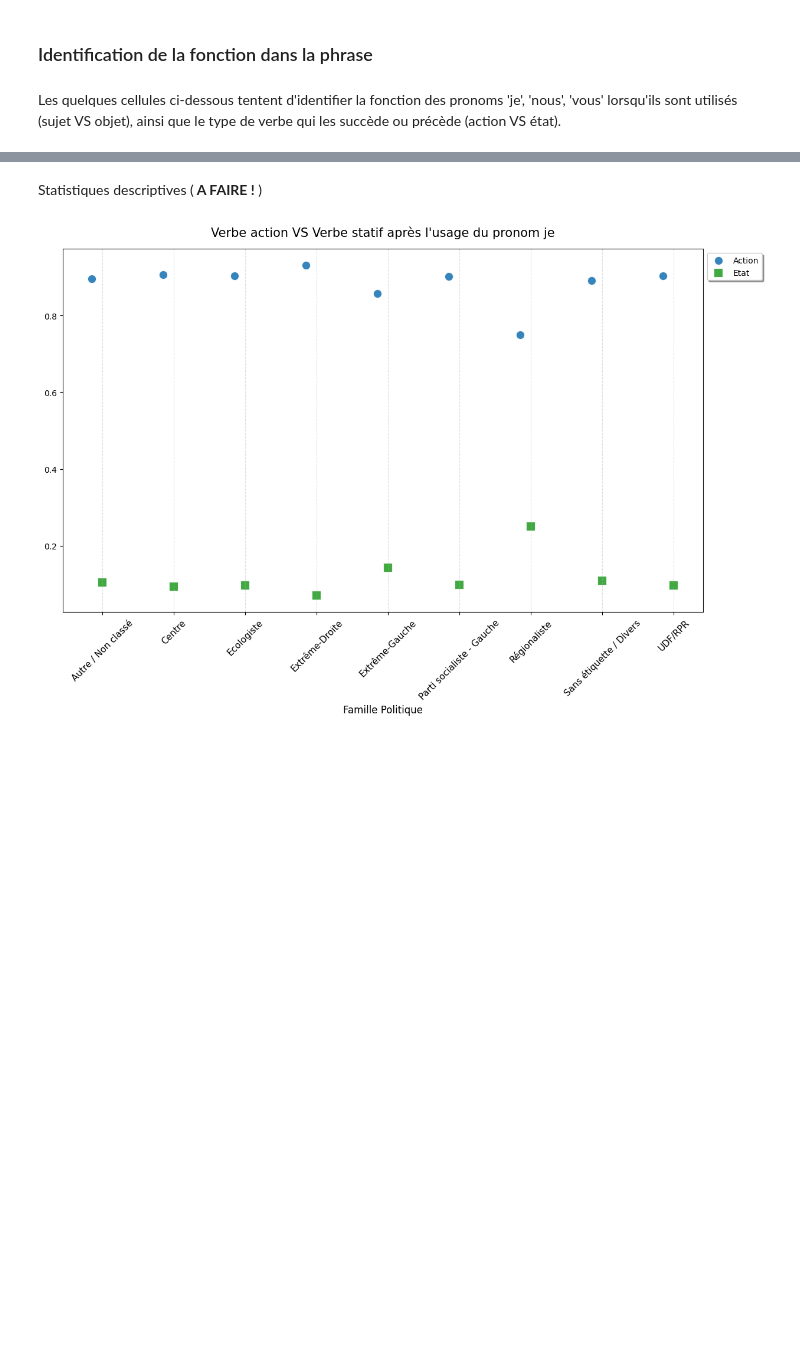
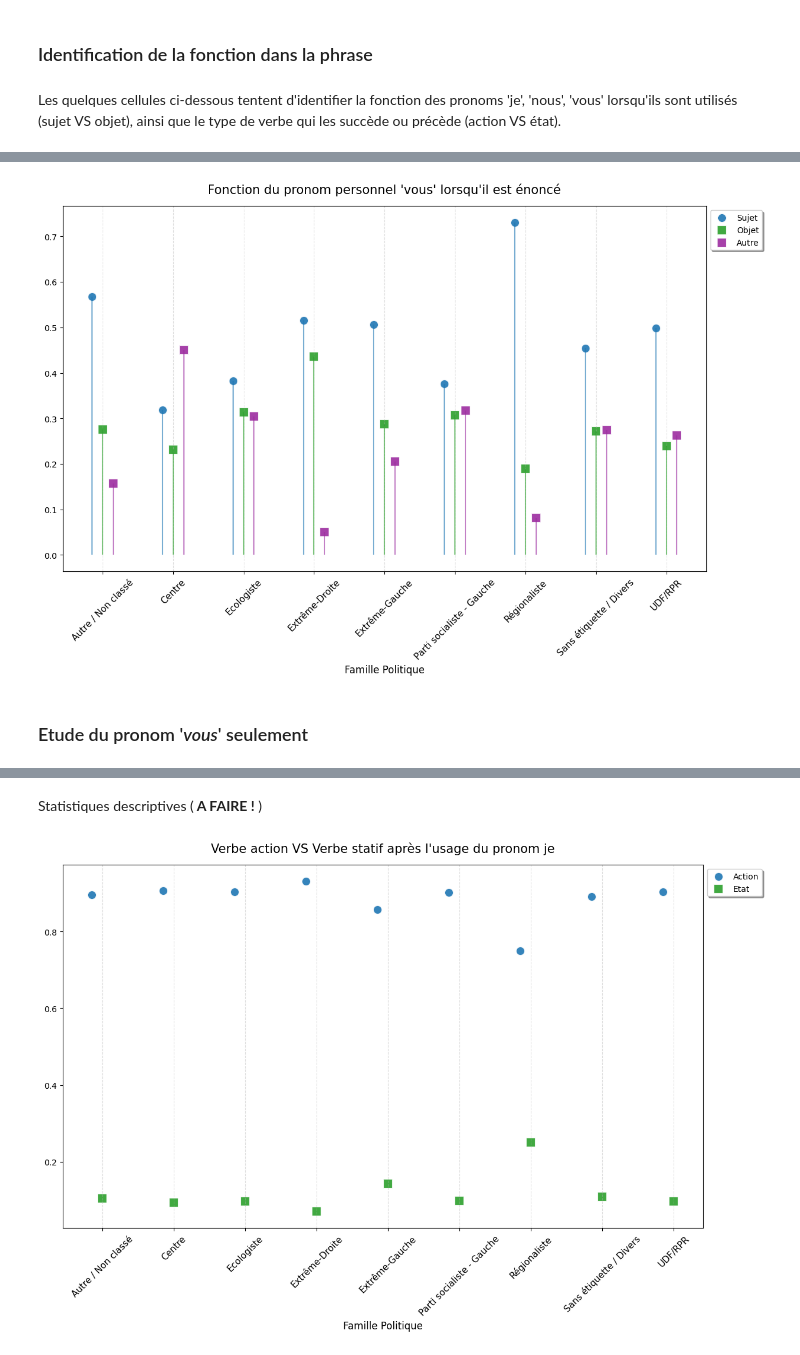
Before and after one commit to itsreivilo/Projet-de-NLP-Olivier, a Jupyter notebook: exploration.ipynb, the cells around one changed output, grey strips where cells are left out. Drawn from its saved outputs; the diff is of its cells as text; code cells hidden in the pictures; blank space fills up the shorter version.

```diff
--- a/exploration.ipynb
+++ b/exploration.ipynb
@@ -557 +649,78 @@ agg_stats
 9 rows × 34 columns
+# %%
+# Vous sujet VS objet
+df = agg_stats[['parti_synthetique', 'vous_sujet_sum', 'vous_objet_sum', 'vous_None_sum']].copy()
+df['prop_vous_sujet'] = df['vous_sujet_sum']/(df['vous_sujet_sum']+df['vous_objet_sum'] + df['vous_None_sum'])
+df['prop_vous_objet'] = df['vous_objet_sum']/(df['vous_sujet_sum']+df['vous_objet_sum'] + df['vous_None_sum'])
+df['prop_vous_None'] = 1-df['prop_vous_objet']-df['prop_vous_sujet']
+
+partis = df['parti_synthetique']
+y_pos = np.arange(len(partis))
+
+plt.figure(figsize=(14, 8))
+
+offset = 0.15
+
+# --- Sujet ---
+plt.vlines(y_pos - offset, 0, df['prop_vous_sujet'],
+           colors='#1f77b4', linewidth=1.5, alpha=0.6)
+plt.scatter(
+    y_pos - offset,
+    df['prop_vous_sujet'],
+    s=120,                # Taille des points
+    c='#1f77b4',          # Couleur Bleu
+    marker='o',           # Cercle
+    label='Sujet',
+    edgecolors='white',   # Bordure blanche pour détacher du fond
+    linewidth=1.5,
+    alpha=0.9
+)
+
+# --- Objet ---
+plt.vlines(y_pos, 0, df['prop_vous_objet'],
+           colors='#2ca02c', linewidth=1.5, alpha=0.6)
+plt.scatter(
+    y_pos,
+    df['prop_vous_objet'],
+    s=120,
+    c='#2ca02c',
+    marker='s',           # Carré
+    label='Objet',
+    edgecolors='white',
+    linewidth=1.5,
+    alpha=0.9
+)
+
+# --- Autre ---
+plt.vlines(y_pos + offset, 0, df['prop_vous_None'],
+           colors='#9c2ca0', linewidth=1.5, alpha=0.6)
+plt.scatter(
+    y_pos+offset,
+    df['prop_vous_None'],
+    s=120,
+    c="#9c2ca0",
+    marker='s',           # Carré
+    label='Autre',
+    edgecolors='white',
+    linewidth=1.5,
+    alpha=0.9
+)
+
+plt.title("Fonction du pronom personnel 'vous' lorsqu'il est énoncé", fontsize=15, pad=15)
+plt.xlabel("Famille Politique", fontsize=12)
+
+# Remplacement des ticks numériques par les noms des partis
+plt.xticks(y_pos, partis, fontsize=11, rotation = 45)
+
+# Grille horizontale uniquement pour aider à lire les valeurs
+plt.grid(axis='x', linestyle='--', alpha=0.4)
+
+# Légende flottante pour ne pas gêner les points
+plt.legend(loc='upper left', bbox_to_anchor=(1, 1), frameon=True, shadow=True)
+
+
+plt.show()
+# %% [output]
+[figure, added]
+# %% [markdown]
+### Etude du pronom '*vous*' seulement
```
Also changed, not shown: parts of 18 cells of this notebook.
